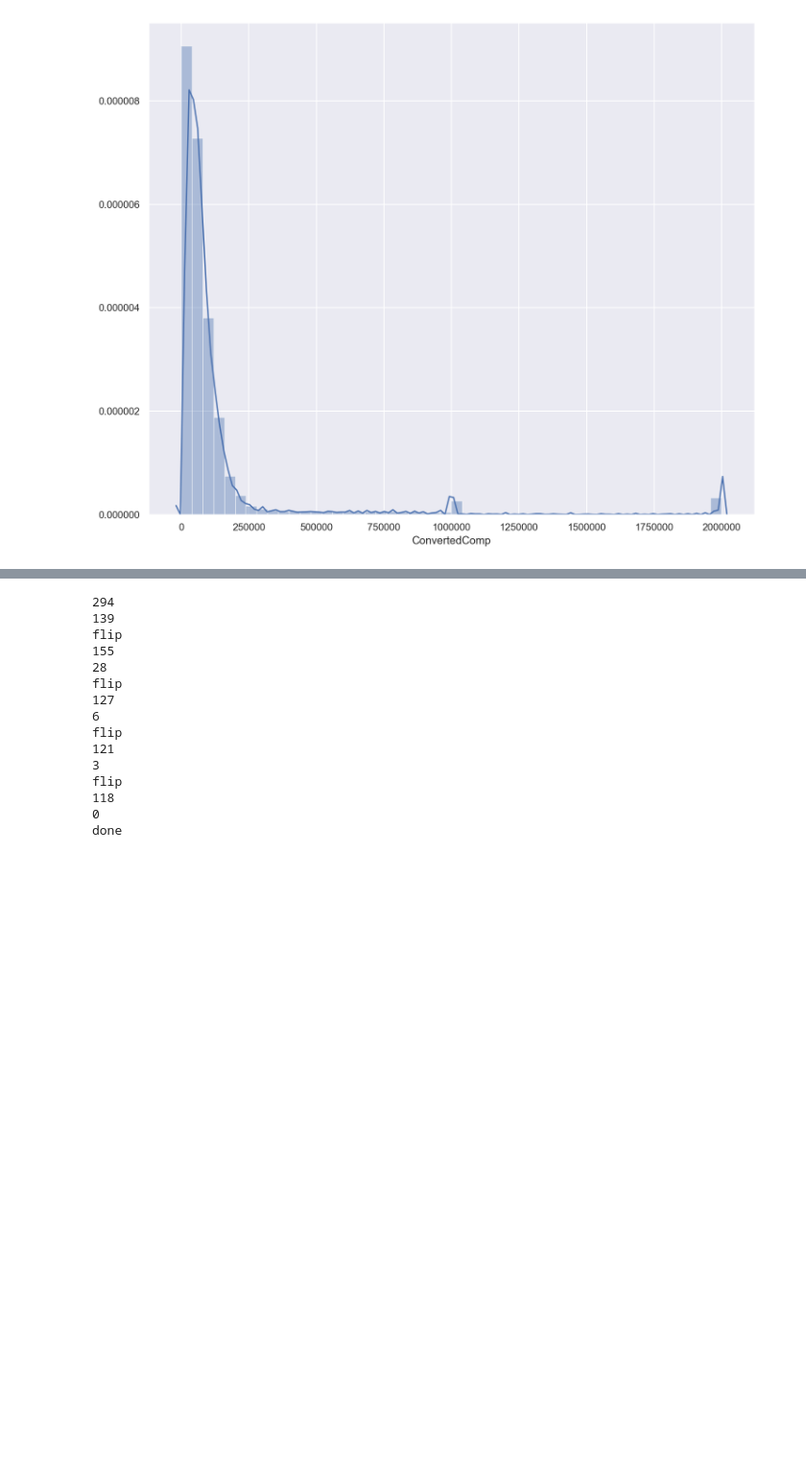
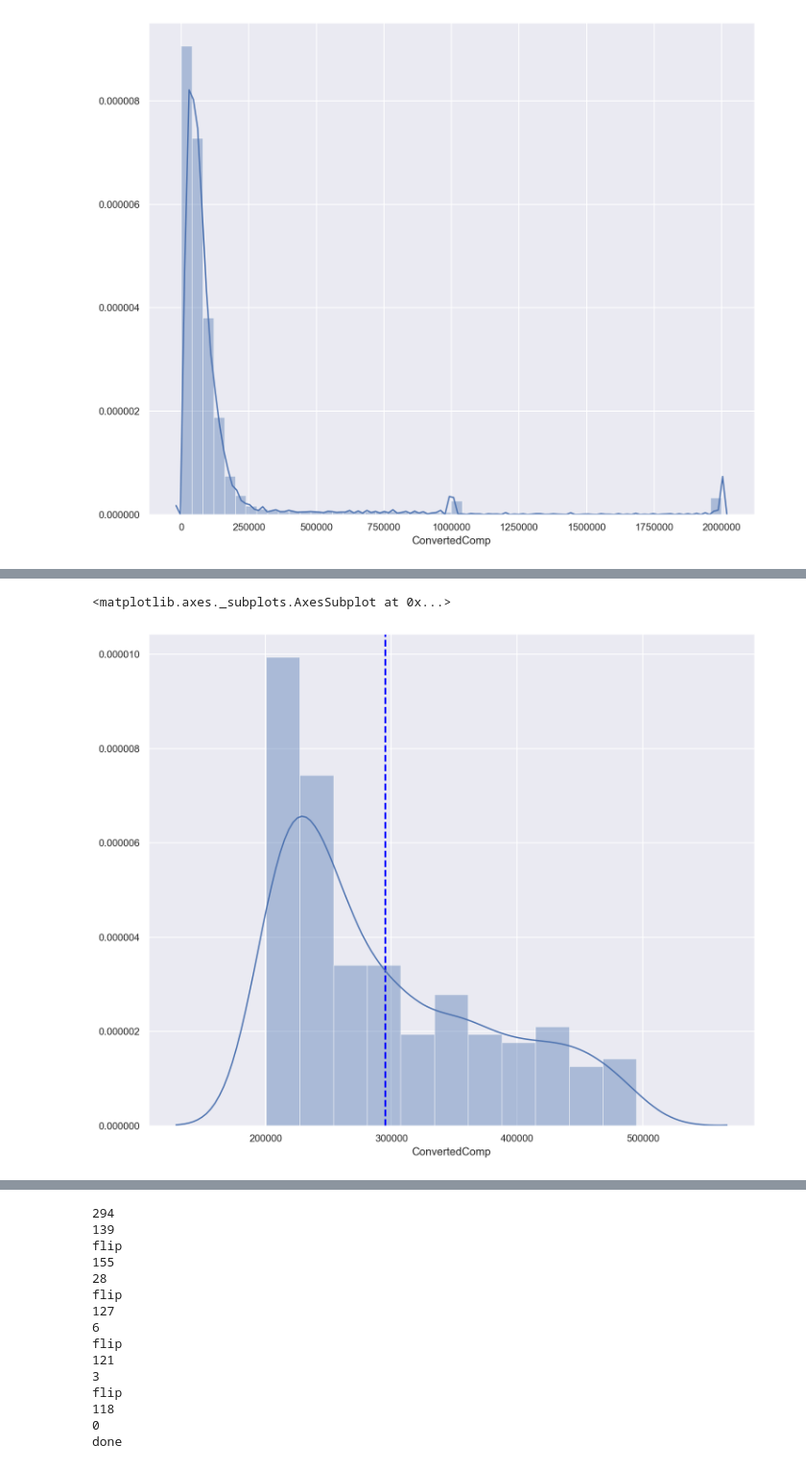
Before and after one commit to KennyMiyasato/developer_salary_predictor, a Jupyter notebook: charlie/charlie_index.ipynb, the cells around one changed output, grey strips where cells are left out. Shown at 96% size. Cells and saved outputs as stored; diff of their text form; code cells hidden in the pictures; blank space fills up the shorter version.

```diff
--- a/charlie/charlie_index.ipynb
+++ b/charlie/charlie_index.ipynb
@@ -38,5 +39,6 @@ sns.distplot(df['ConvertedComp'])
 # %%
 temp = df[(df['ConvertedComp']>10000) & (df['ConvertedComp']<250000)]
+temp2 = df[(df['ConvertedComp']>200000) & (df['ConvertedComp']<500000)]
 # %%
 sns.set(color_codes=True)
 sns.set(rc={'figure.figsize':(12,10)})
@@ -48,3 +51,12 @@ sns.distplot(temp['ConvertedComp'])
+# %%
+sns.set(color_codes=True)
+sns.set(rc={'figure.figsize':(12,10)})
+plt.axvline(temp2['ConvertedComp'].mean(),color='blue', linestyle='--', lw=2)
+
+sns.distplot(temp2['ConvertedComp'])
+# %% [output]
+<matplotlib.axes._subplots.AxesSubplot at 0x...>
+[figure, added]
 # %%
 X = df.drop(columns=['Respondent','ConvertedComp'])
 Y = df['ConvertedComp']
```
Also changed, not shown: parts of 14 cells of this notebook.
